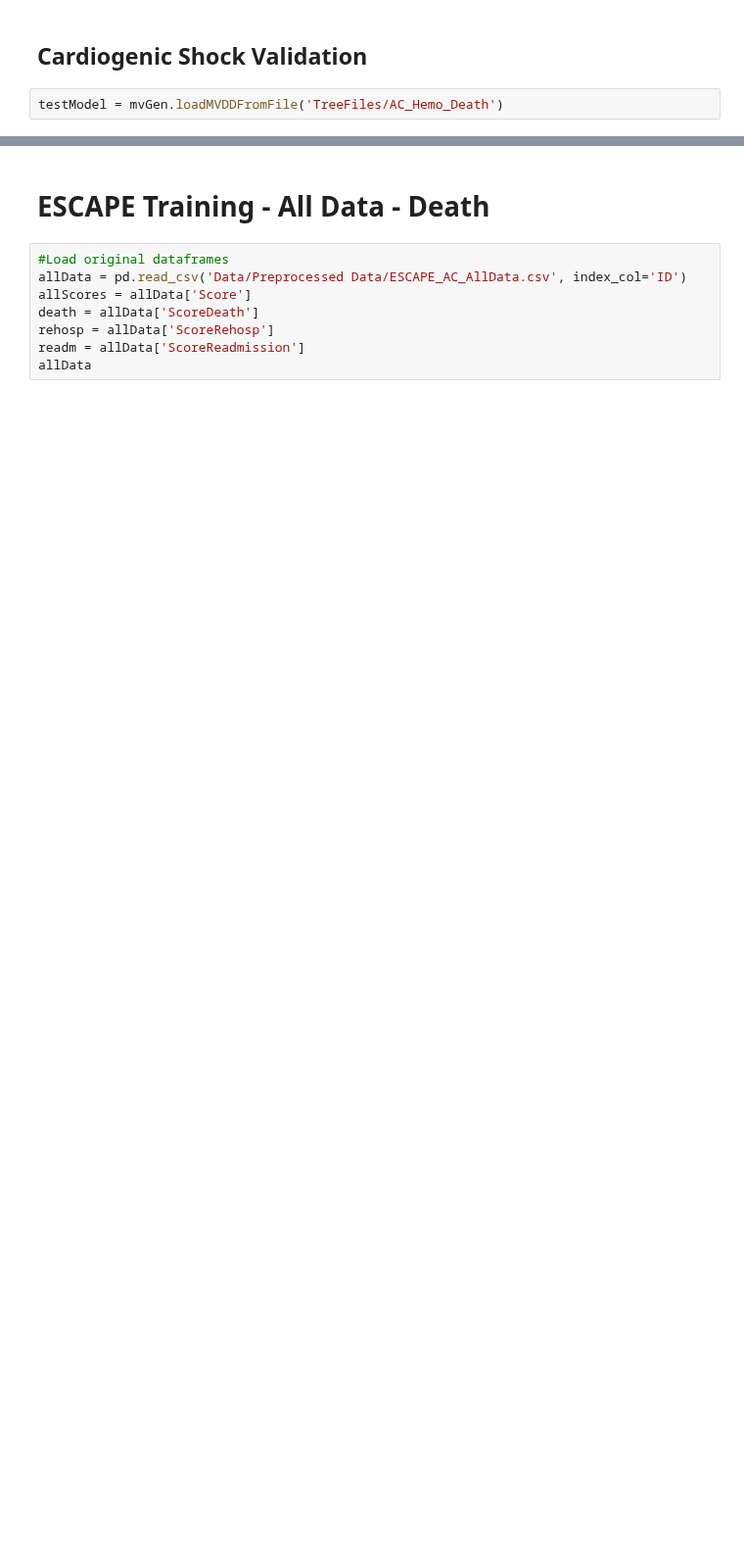
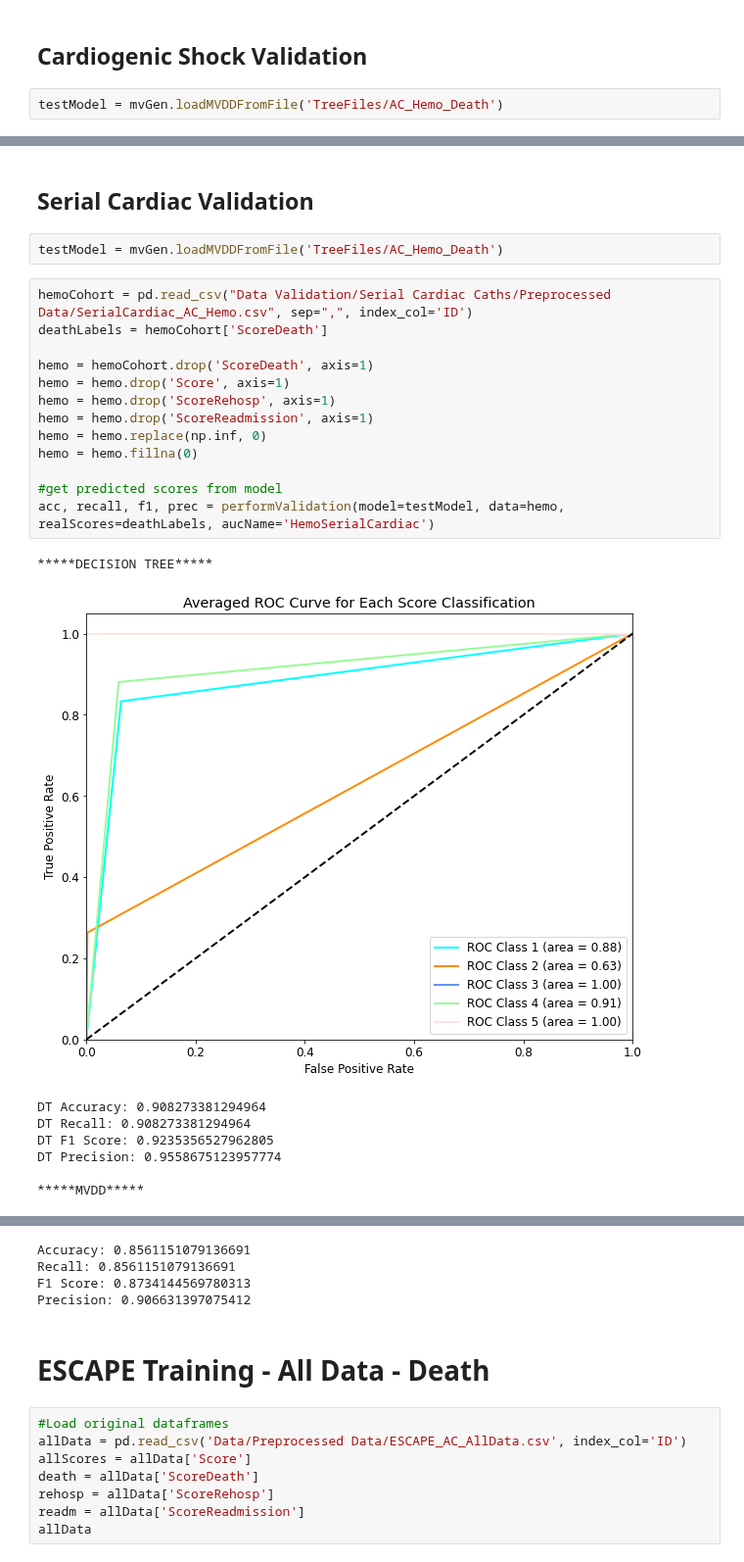
Before and after one commit to jozieLamp/CARNA, a Jupyter notebook: Group Cluster Training.ipynb, the cells around one changed output, grey strips where cells are left out. Shown at 98% size. Cells and saved outputs as stored; diff of their text form; blank space fills up the shorter version.

```diff
--- a/Group Cluster Training.ipynb
+++ b/Group Cluster Training.ipynb
@@ -152,0 +178,26 @@ FileNotFoundError: [Errno 2] No such file or directory: 'Data Validation/Cardiog
+# %% [markdown]
+## Serial Cardiac Validation
+# %%
+testModel = mvGen.loadMVDDFromFile('TreeFiles/AC_Hemo_Death')
+# %%
+hemoCohort = pd.read_csv("Data Validation/Serial Cardiac Caths/Preprocessed Data/SerialCardiac_AC_Hemo.csv", sep=",", index_col='ID')
+deathLabels = hemoCohort['ScoreDeath']
+
+hemo = hemoCohort.drop('ScoreDeath', axis=1)
+hemo = hemo.drop('Score', axis=1)
+hemo = hemo.drop('ScoreRehosp', axis=1)
+hemo = hemo.drop('ScoreReadmission', axis=1)
+hemo = hemo.replace(np.inf, 0)
+hemo = hemo.fillna(0)
+
+#get predicted scores from model
+acc, recall, f1, prec = performValidation(model=testModel, data=hemo, realScores=deathLabels, aucName='HemoSerialCardiac')
+# %% [output]
+*****DECISION TREE*****
+[figure, added]
+DT Accuracy: 0.908273381294964
+DT Recall: 0.908273381294964
+DT F1 Score: 0.9235356527962805
+DT Precision: 0.9558675123957774
+
+*****MVDD*****
@@ -153,3 +205,7 @@ FileNotFoundError: [Errno 2] No such file or directory: 'Data Validation/Cardiog
+Accuracy: 0.8561151079136691
+Recall: 0.8561151079136691
+F1 Score: 0.8734144569780313
+Precision: 0.906631397075412
 # %% [markdown]
 # ESCAPE Training - All Data - Death
 # %%
```
Also changed, not shown: parts of 27 cells of this notebook, 27 other files.
